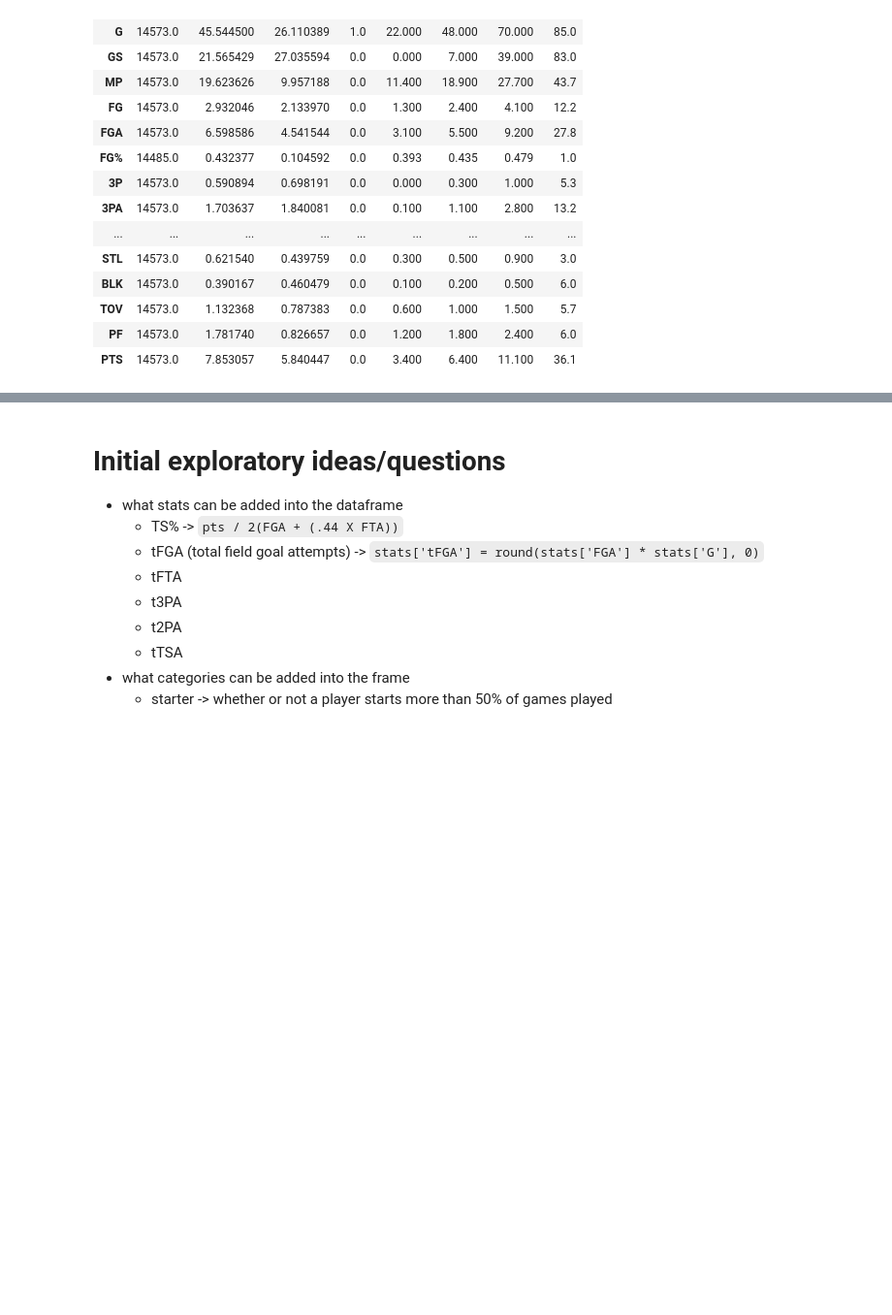
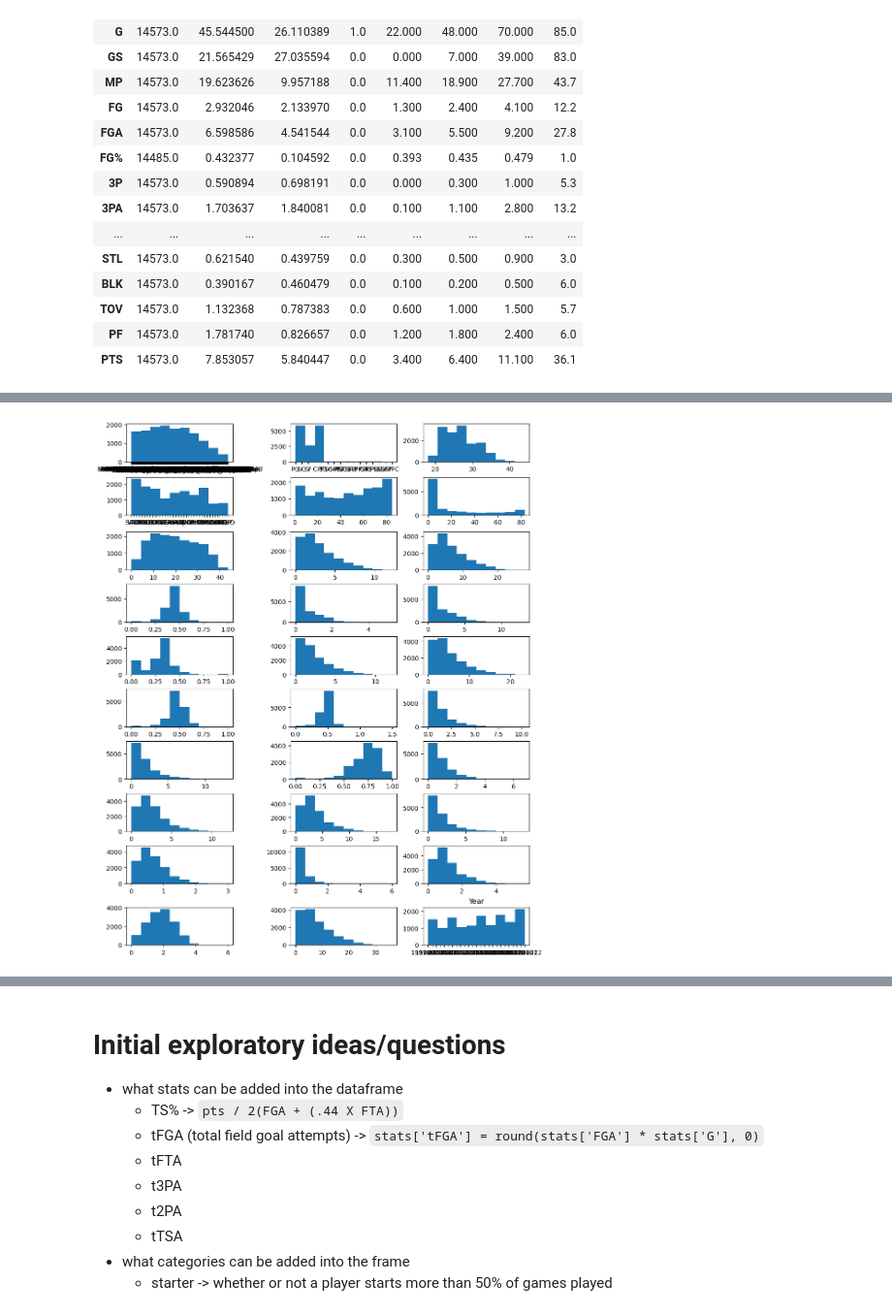
Before and after one commit to joshua-shorterivey/basic_basketball_analysis, a Jupyter notebook: explore.ipynb, the cells around one changed output, grey strips where cells are left out. Shown at 97% size. Cells and saved outputs as stored; diff of their text form; code cells hidden in the pictures; blank space fills up the shorter version.

```diff
--- a/explore.ipynb
+++ b/explore.ipynb
@@ -52,3 +52,9 @@ stats.describe().T
 | TOV | 14573.0 | 1.132368 | 0.787383 | 0.0 | 0.600 | 1.000 | 1.500 | 5.7 |
 | PF | 14573.0 | 1.781740 | 0.826657 | 0.0 | 1.200 | 1.800 | 2.400 | 6.0 |
 | PTS | 14573.0 | 7.853057 | 5.840447 | 0.0 | 3.400 | 6.400 | 11.100 | 36.1 |
+# %%
+column_list = list(stats.columns)
+# %%
+column_list.remove('Rk')
+# %%
+column_array = np.reshape(column_list, (10,3))
@@ -54,0 +74,15 @@ stats.describe().T
+# %%
+fig, axs = plt.subplots(ncols=3, nrows=10, figsize=(10, 12),
+                        layout="constrained")
+# add an artist, in this case a nice label in the middle...
+for row in range(10):
+    for col in range(3):
+        # axs[row, col].annotate(f'axs[{row}, {col}]', (0.5, 0.5),
+        #                        transform=axs[row, col].transAxes,
+        #                        ha='center', va='center', fontsize=18,
+        #                        color='darkgrey')
+        column_title = column_array[row, col]
+        axs[row, col].hist(stats[column_title])
+        plt.title(column_title)
+# %% [output]
+[figure, added]
```
Also changed, not shown: parts of 2 cells of this notebook.
